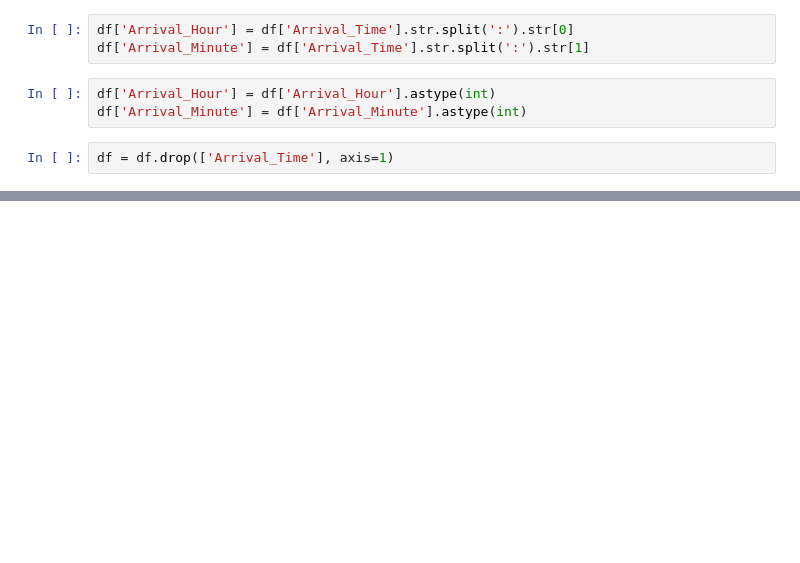
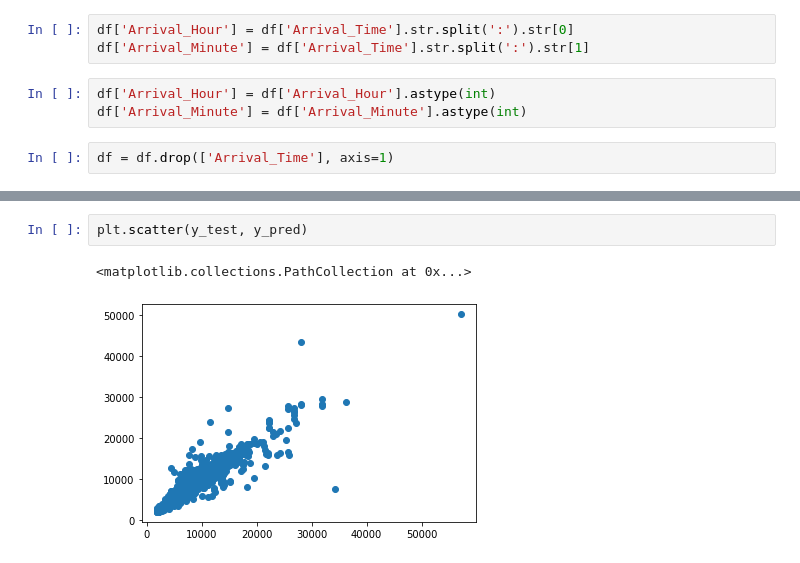
Before and after one commit to Devansharma/Flight_Price_Prediction, a Jupyter notebook: Flight_Price_Prediction.ipynb, the cells around one changed output, grey strips where cells are left out. Cells and saved outputs as stored; diff of their text form; blank space fills up the shorter version.

```diff
--- a/Flight_Price_Prediction.ipynb
+++ b/Flight_Price_Prediction.ipynb
@@ -125,0 +317,5 @@ df = df.drop(['Arrival_Time'], axis=1)
+# %%
+plt.scatter(y_test, y_pred)
+# %% [output]
+<matplotlib.collections.PathCollection at 0x...>
+[figure, added]
```
Also changed, not shown: parts of 33 cells of this notebook.
